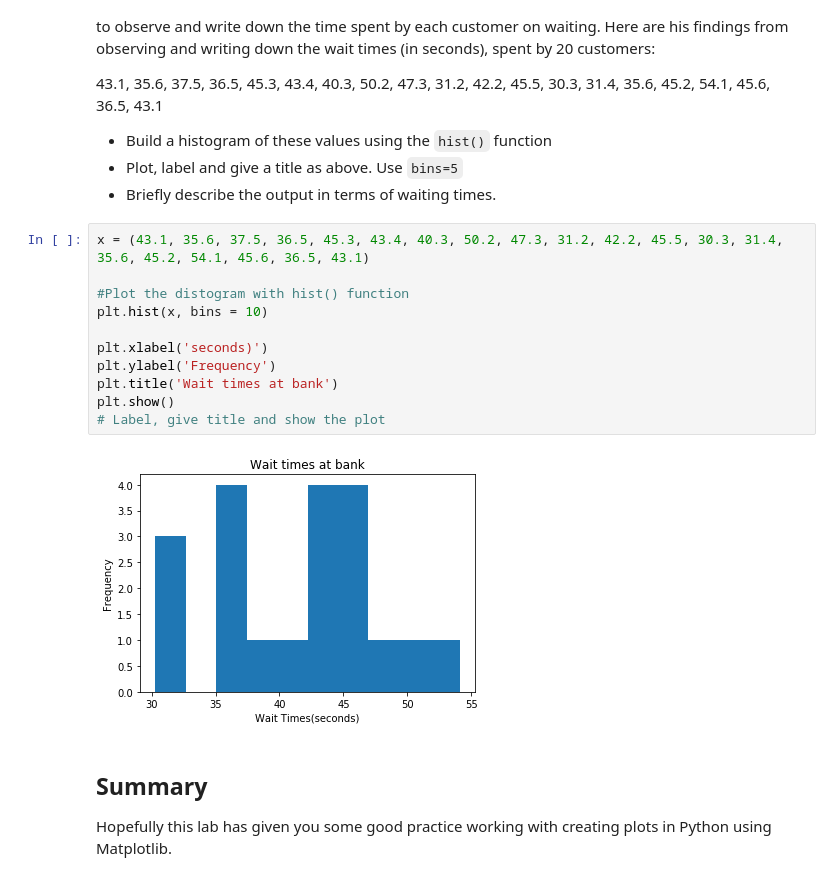
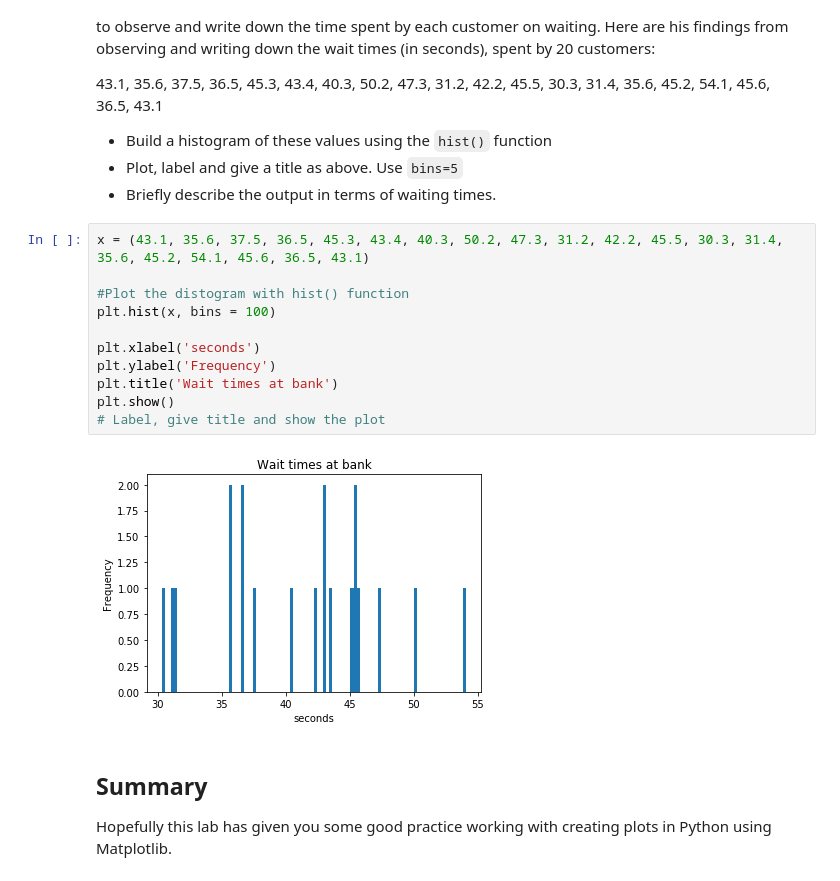
Before and after one commit to Jeremykao7/dsc-0-01-22-visualizing-data-lab-online-ds-sp-000, a Jupyter notebook: index.ipynb, the cells around one changed output. Drawn from its saved outputs; the diff is of its cells as text.

```diff
--- a/index.ipynb
+++ b/index.ipynb
@@ -106,16 +106,16 @@ Joe is the branch manager at a bank. Recently, Joe been receiving customer feedb
 # %%
 x = (43.1, 35.6, 37.5, 36.5, 45.3, 43.4, 40.3, 50.2, 47.3, 31.2, 42.2, 45.5, 30.3, 31.4, 35.6, 45.2, 54.1, 45.6, 36.5, 43.1)
 
 #Plot the distogram with hist() function
-plt.hist(x, bins = 10)
+plt.hist(x, bins = 100)
 
-plt.xlabel('seconds)')
+plt.xlabel('seconds')
 plt.ylabel('Frequency')
 plt.title('Wait times at bank')
 plt.show()
 # Label, give title and show the plot
 # %% [output]
-[figure, old version]
+[figure, new version]
 # %% [markdown]
 ## Summary
 
```
